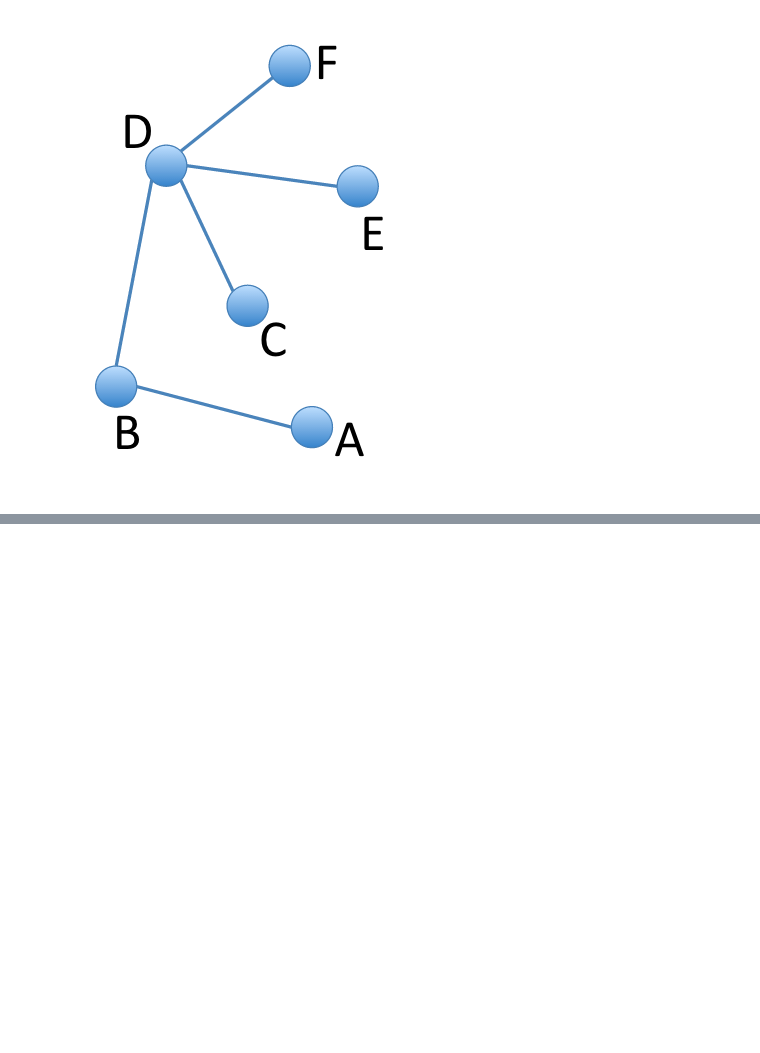
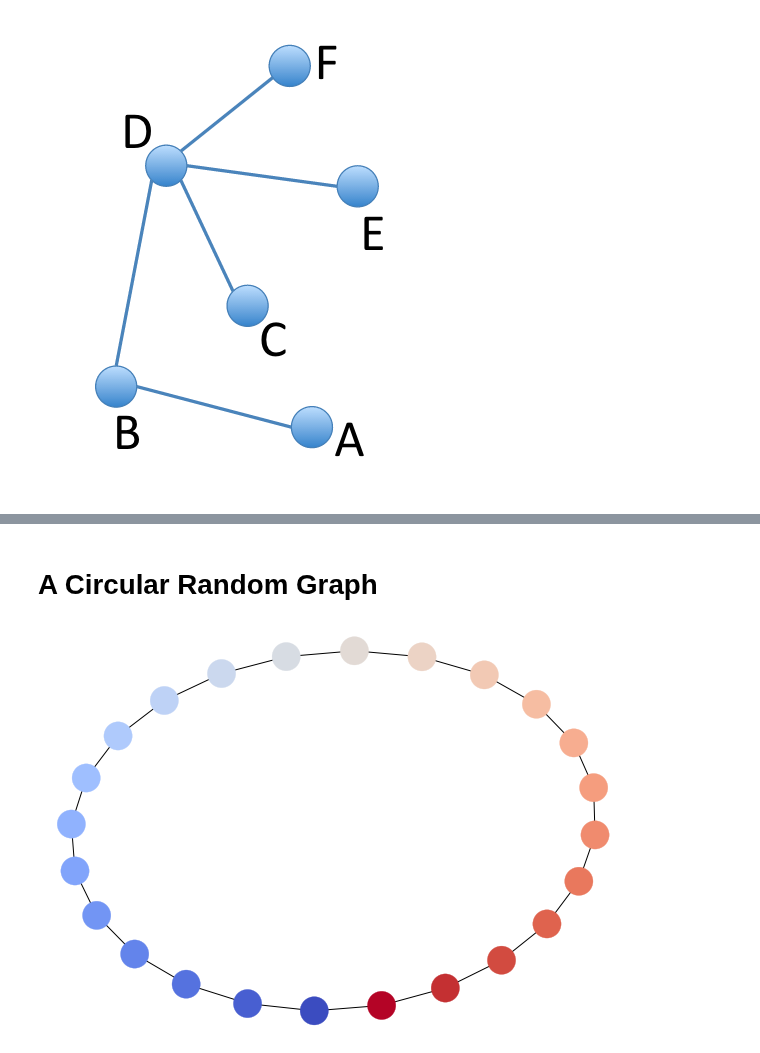
Before and after one commit to JayantGoel001/GraphsAndSocialNetworkAnalytics, a Jupyter notebook: Graph Visualization.ipynb, the cells around one changed output, grey strips where cells are left out. Drawn from its saved outputs; the diff is of its cells as text; code cells hidden in the pictures; blank space fills up the shorter version.

```diff
--- a/Graph Visualization.ipynb
+++ b/Graph Visualization.ipynb
@@ -20,0 +21,12 @@ plt.show()
+# %% [markdown]
+# A Circular Random Graph
+# %%
+G = nx.cycle_graph(24)
+# %%
+pos = nx.spring_layout(G,iterations=190)
+# %%
+nx.draw(G,pos,node_color=range(24),node_size=800,cmap=plt.cm.coolwarm)
+plt.savefig('cr-graph.png')
+plt.show()
+# %% [output]
+[figure, added]
```
Also changed, not shown: parts of 1 cell of this notebook, 1 other file.
